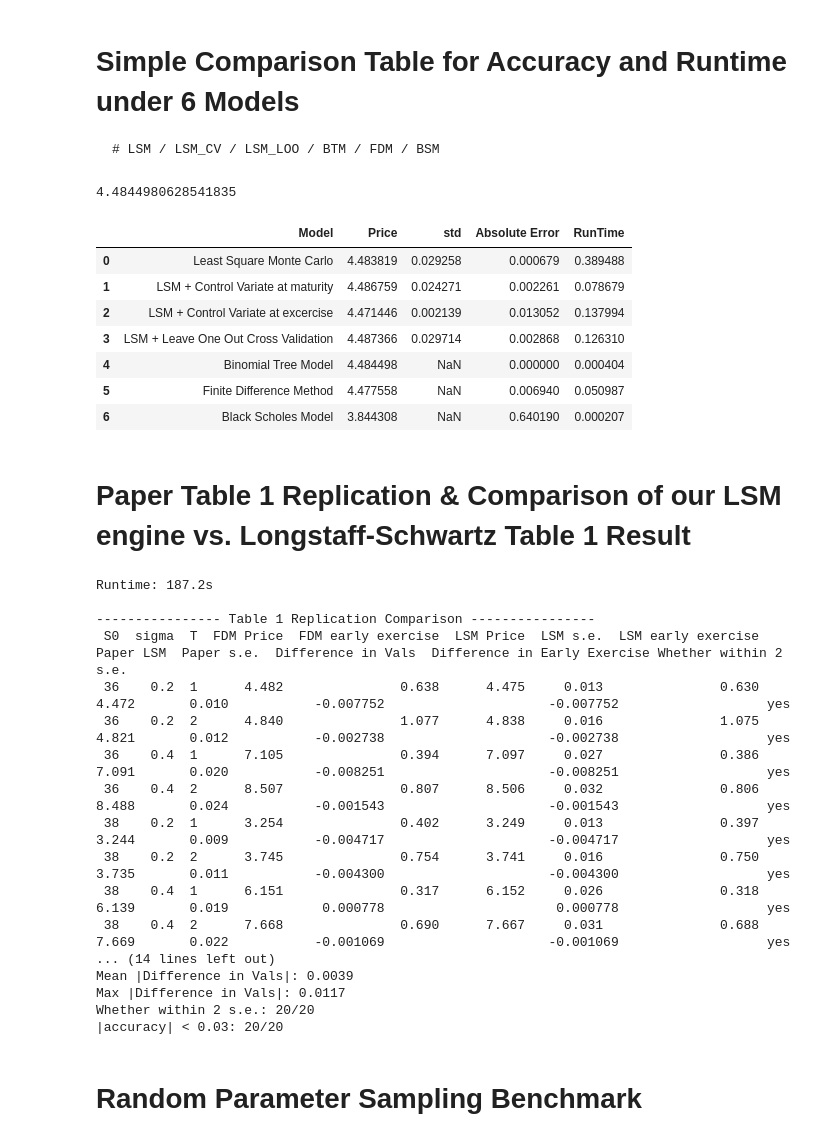
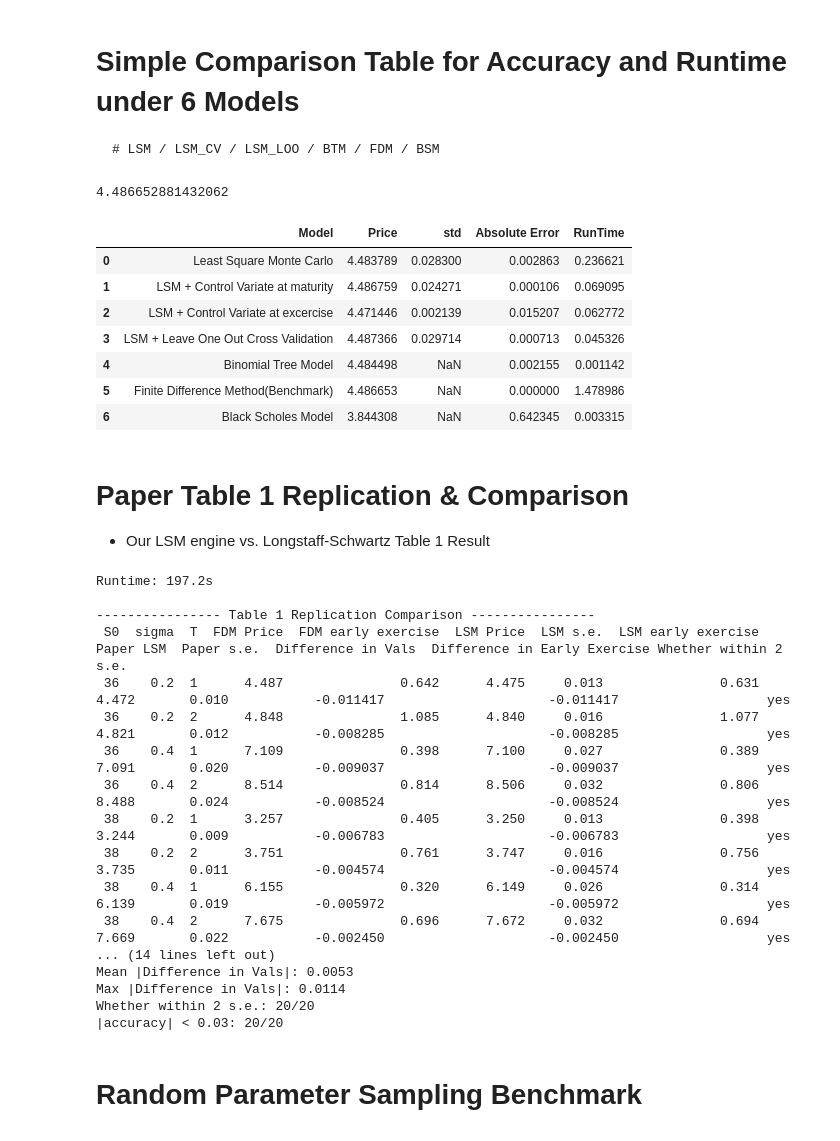
Before and after one commit to sockiesss/LSM_Option_Pricing, a Jupyter notebook: notebooks/tests.ipynb, the cells around one changed output. Cells and saved outputs as stored; diff of their text form; code cells hidden in the pictures.

```diff
--- a/notebooks/tests.ipynb
+++ b/notebooks/tests.ipynb
@@ -155,6 +154,6 @@ print(f"4. LSM price: {price}  --> Expect: ")
 # %%
 # LSM Function with our own LSM Implementation
-def LSM(S0, K, T, r, q, sigma, n_steps, n_paths, degree, option_type='put', control_type=None):
+def LSM(S0, K, T, r, q, sigma, n_steps, n_paths, degree, option_type='put', control_type=None, use_loo=False):
     gbm = GeometricBrownianMotion(S0=S0, r=r, q=q, sigma=sigma)
     put_payoff = VanillaPayoff(strike=K, option_type=option_type)
     laguerre_basis = LaguerrePolynomials(degree=degree)
@@ -174,7 +173,8 @@ def LSM(S0, K, T, r, q, sigma, n_steps, n_paths, degree, option_type='put', cont
         rng=None,
         use_antithetic=False,
         control_variate=control_type,
-        cache=False
+        cache=False,
+        use_loo=use_loo
     )
 
     return price,std
@@ -395,48 +342,49 @@ n_paths = 10000
 cargs = dict(S0=S0, K=K, T=T, r=r, q=q, sigma=sigma, option_type = 'put')
 
 #Benchmark
-benchmark_price, _ = BTM(S0=S0, K=K, T=T, r=r, q=q, sigma=sigma, n_steps=n_steps, option_type='put')
+benchmark_price, _ = FDM(S0, K, T, r, q, sigma, option_type = 'put')
 print(benchmark_price)
 
 #Realization of Comparison Table
 models = []
 
 models.append(
     comparison(LSM, "Least Square Monte Carlo", benchmark_price, **cargs, n_steps=n_steps, n_paths=n_paths, degree=3,
                control_type = None))
 models.append(
     comparison(LSM_CV, "LSM + Control Variate at maturity", benchmark_price, **cargs, n_steps=n_steps, n_paths=n_paths, degree=3,
                control_type = 'european_at_maturity'))
 models.append(
     comparison(LSM_CV, "LSM + Control Variate at excercise", benchmark_price, **cargs, n_steps=n_steps, n_paths=n_paths, degree=3,
                control_type = 'european_at_exercise'))
 models.append(
     comparison(LSM_LOO, "LSM + Leave One Out Cross Validation", benchmark_price, **cargs, n_steps=n_steps, n_paths=n_paths, degree=3,
                use_loo=True))
 models.append(
     comparison(BTM, "Binomial Tree Model", benchmark_price, **cargs, n_steps=n_steps))
 models.append(
-    comparison(FDM, "Finite Difference Method", benchmark_price, **cargs, n_steps=n_steps, n_paths=n_paths))
+    comparison(FDM, "Finite Difference Method(Benchmark)", benchmark_price, **cargs))
 models.append(
     comparison(BSM, "Black Scholes Model", benchmark_price, **cargs)
 )
 
 #Convert into a Data Frame
 df = pd.DataFrame(models)
 
 df
 # %% [output]
-4.4844980628541835
+4.486652881432062
 |  | Model | Price | std | Absolute Error | RunTime |
-| 0 | Least Square Monte Carlo | 4.483819 | 0.029258 | 0.000679 | 0.389488 |
-| 1 | LSM + Control Variate at maturity | 4.486759 | 0.024271 | 0.002261 | 0.078679 |
-| 2 | LSM + Control Variate at excercise | 4.471446 | 0.002139 | 0.013052 | 0.137994 |
-| 3 | LSM + Leave One Out Cross Validation | 4.487366 | 0.029714 | 0.002868 | 0.126310 |
-| 4 | Binomial Tree Model | 4.484498 | NaN | 0.000000 | 0.000404 |
-| 5 | Finite Difference Method | 4.477558 | NaN | 0.006940 | 0.050987 |
-| 6 | Black Scholes Model | 3.844308 | NaN | 0.640190 | 0.000207 |
+| 0 | Least Square Monte Carlo | 4.483789 | 0.028300 | 0.002863 | 0.236621 |
+| 1 | LSM + Control Variate at maturity | 4.486759 | 0.024271 | 0.000106 | 0.069095 |
+| 2 | LSM + Control Variate at excercise | 4.471446 | 0.002139 | 0.015207 | 0.062772 |
+| 3 | LSM + Leave One Out Cross Validation | 4.487366 | 0.029714 | 0.000713 | 0.045326 |
+| 4 | Binomial Tree Model | 4.484498 | NaN | 0.002155 | 0.001142 |
+| 5 | Finite Difference Method(Benchmark) | 4.486653 | NaN | 0.000000 | 1.478986 |
+| 6 | Black Scholes Model | 3.844308 | NaN | 0.642345 | 0.003315 |
 # %% [markdown]
-# Paper Table 1 Replication & Comparison of our LSM engine vs. Longstaff-Schwartz Table 1 Result
+# Paper Table 1 Replication & Comparison
+ - Our LSM engine vs. Longstaff-Schwartz Table 1 Result
 # %%
 # (Part 1) Sanity Check: Paper Table 1 Replication & Comparison our LSM engine vs. Longstaff-Schwartz Paper Result
 # Parameters: (fixed) K, r, q, n_steps, n_paths; S0, sigma, T (change in order)
@@ -445,7 +393,7 @@ fixed_param = {
     "r": 0.06,
     "q": 0.0,
     "n_steps": 50,
-    "n_paths": 50000 #Note the paper uses 100,000 paths, but we make it 50,000 to reduce the time, could be raised after.
+    "n_paths": 50000 #Note the paper uses 100,000 paths, but we make it 50,000 to reduce the time.
 }
 
 S0_list = [36, 38, 40, 42, 44]
@@ -491,7 +439,7 @@ def table1_replication(LSM_engine, FDM_engine, iterations = 25, seed = 42):
         LSM_engine: our own implementation of LSM algorithm
             LSM(S0, K, T, r, q, sigma, n_steps, n_paths, degree, option_type='put')
         FDM_engine: the imported FDM algorithm from QuantLib
-             FDM(S0, K, T, r, q, sigma, n_steps, n_paths, option_type = "put")
+             FDM(S0, K, T, r, q, sigma, option_type = "put")
         iterations: as it states, the iteration times to reduce randomness
         seed: randomness
     Return:
@@ -528,10 +476,8 @@ def table1_replication(LSM_engine, FDM_engine, iterations = 25, seed = 42):
                 lsm_price = np.mean(lsm_prices)
                 lsm_se = np.mean(lsm_std)
 
-                # FDM engine iterations
-                fdm_price, _ = FDM_engine(
-                    S0 = S0, K = K, T = T, r = r, q = q,
-                    sigma = sigma, n_steps = 100, n_paths = 400)
+                # FDM engine Evaluation
+                fdm_price, _ = FDM_engine(S0 = S0, K = K, T = T, r = r, q = q, sigma = sigma)
 
                 # BSM European Put Option Price
                 BSM_price, _ = BSM(S0, K, T, r, q, sigma, option_type = "put")
@@ -583,14 +529,15 @@ def table1_replication(LSM_engine, FDM_engine, iterations = 25, seed = 42):
                     "Difference in Early Exercise": diff_early_val,
                     "Whether within 2 s.e.": "yes" if within_2se else "no"
                 })
-    return pd.DataFrame(comparison)
+    return pd.DataFrame(comparison), pd.DataFrame(results)
 
 # generate Comparison Table between our replication and original Table 1
 if __name__ == "__main__":
     import time
 
     start = time.time()
-    dataframe = table1_replication(LSM, FDM, iterations = 25)
+    dataframe = table1_replication(LSM, FDM, iterations = 25)[0]
+    replication = table1_replication(LSM, FDM, iterations = 25)[1]
     elapsed = time.time() - start
 
     print(f"Runtime: {elapsed:.1f}s")
@@ -605,22 +552,23 @@ if __name__ == "__main__":
     print(f"|accuracy| < 0.03: {(dataframe['Difference in Vals'].abs() < 0.03).sum()}/{len(dataframe)}")
 
     dataframe.to_csv("Table1_replication_comparison.csv", index = False)
+    replication.to_csv("Table1_replication_summary.csv", index = False)
 # %% [output]
-Runtime: 187.2s
+Runtime: 197.2s
 
 ---------------- Table 1 Replication Comparison ----------------
  S0  sigma  T  FDM Price  FDM early exercise  LSM Price  LSM s.e.  LSM early exercise  Paper LSM  Paper s.e.  Difference in Vals  Difference in Early Exercise Whether within 2 s.e.
- 36    0.2  1      4.482               0.638      4.475     0.013               0.630      4.472       0.010           -0.007752                     -0.007752                   yes
- 36    0.2  2      4.840               1.077      4.838     0.016               1.075      4.821       0.012           -0.002738                     -0.002738                   yes
- 36    0.4  1      7.105               0.394      7.097     0.027               0.386      7.091       0.020           -0.008251                     -0.008251                   yes
- 36    0.4  2      8.507               0.807      8.506     0.032               0.806      8.488       0.024           -0.001543                     -0.001543                   yes
- 38    0.2  1      3.254               0.402      3.249     0.013               0.397      3.244       0.009           -0.004717                     -0.004717                   yes
- 38    0.2  2      3.745               0.754      3.741     0.016               0.750      3.735       0.011           -0.004300                     -0.004300                   yes
- 38    0.4  1      6.151               0.317      6.152     0.026               0.318      6.139       0.019            0.000778                      0.000778                   yes
- 38    0.4  2      7.668               0.690      7.667     0.031               0.688      7.669       0.022           -0.001069                     -0.001069                   yes
+ 36    0.2  1      4.487               0.642      4.475     0.013               0.631      4.472       0.010           -0.011417                     -0.011417                   yes
+ 36    0.2  2      4.848               1.085      4.840     0.016               1.077      4.821       0.012           -0.008285                     -0.008285                   yes
+ 36    0.4  1      7.109               0.398      7.100     0.027               0.389      7.091       0.020           -0.009037                     -0.009037                   yes
+ 36    0.4  2      8.514               0.814      8.506     0.032               0.806      8.488       0.024           -0.008524                     -0.008524                   yes
+ 38    0.2  1      3.257               0.405      3.250     0.013               0.398      3.244       0.009           -0.006783                     -0.006783                   yes
+ 38    0.2  2      3.751               0.761      3.747     0.016               0.756      3.735       0.011           -0.004574                     -0.004574                   yes
+ 38    0.4  1      6.155               0.320      6.149     0.026               0.314      6.139       0.019           -0.005972                     -0.005972                   yes
+ 38    0.4  2      7.675               0.696      7.672     0.032               0.694      7.669       0.022           -0.002450                     -0.002450                   yes
 ... (14 lines left out)
-Mean |Difference in Vals|: 0.0039
-Max |Difference in Vals|: 0.0117
+Mean |Difference in Vals|: 0.0053
+Max |Difference in Vals|: 0.0114
 Whether within 2 s.e.: 20/20
 |accuracy| < 0.03: 20/20
 # %% [markdown]
```
Also changed, not shown: parts of 41 cells of this notebook.
